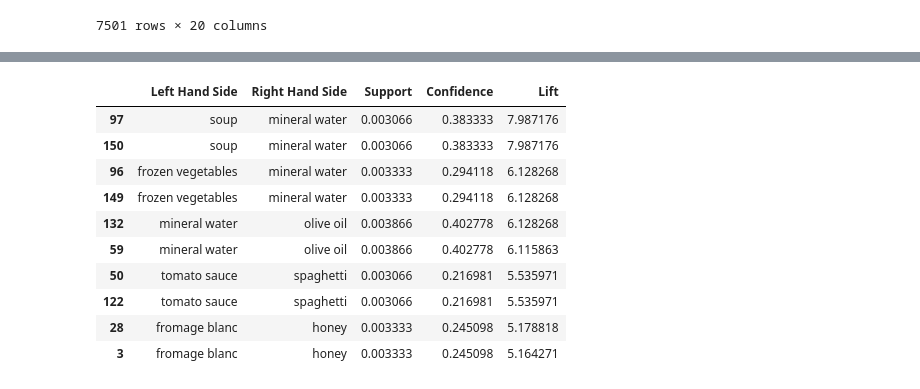
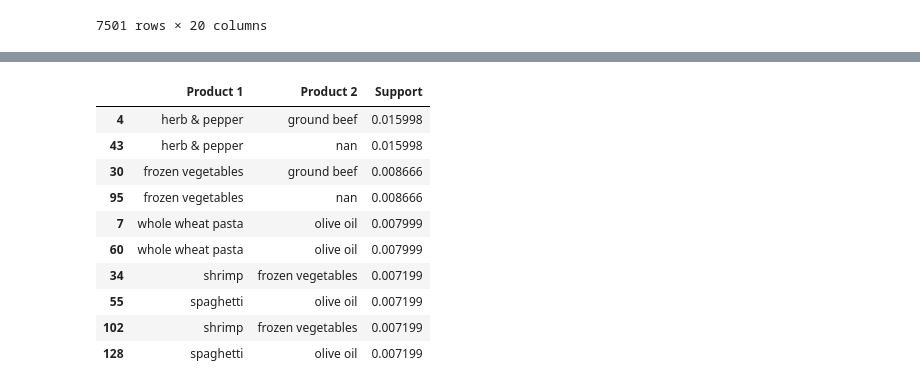
Before and after one commit to harshaljagtap6/Machine-learning-and-data-science, a Jupyter notebook: Association Rule Learning/eclat.ipynb, the cells around one changed output, grey strips where cells are left out. Drawn from its saved outputs; the diff is of its cells as text; code cells hidden in the pictures.

```diff
--- a/Association Rule Learning/eclat.ipynb
+++ b/Association Rule Learning/eclat.ipynb
@@ -45,7 +45,7 @@ transactions
  ...]
 # %%
 from apyori import apriori
-rules = apriori(transactions= transactions, min_support=0.003, min_confidence=0.2, min_lift=3, min_length=2, max_len=2)
+rules = apriori(transactions= transactions, min_support=0.003, min_confidence=0.2, min_lift=3, min_length=2, max_len=4)
 # %%
 result = list(rules)
 result
@@ -72,7 +72,5 @@ def inspect(results):
     lhs         = [tuple(result[2][0][0])[0] for result in results]
     rhs         = [tuple(result[2][0][1])[0] for result in results]
     supports    = [result[1] for result in results]
-    confidences = [result[2][0][2] for result in results]
-    lifts       = [result[2][0][3] for result in results]
-    return list(zip(lhs, rhs, supports, confidences, lifts))
-resultsinDataFrame = pd.DataFrame(inspect(result), columns = ['Left Hand Side', 'Right Hand Side', 'Support', 'Confidence', 'Lift'])
+    return list(zip(lhs, rhs, supports))
+resultsinDataFrame = pd.DataFrame(inspect(result), columns = ['Product 1', 'Product 2', 'Support'])
@@ -111,14 +77,14 @@ resultsinDataFrame
 # %%
-resultsinDataFrame.nlargest(n = 10, columns = 'Lift')
+resultsinDataFrame.nlargest(n = 10, columns = 'Support')
 # %% [output]
-|  | Left Hand Side | Right Hand Side | Support | Confidence | Lift |
-| 97 | soup | mineral water | 0.003066 | 0.383333 | 7.987176 |
-| 150 | soup | mineral water | 0.003066 | 0.383333 | 7.987176 |
-| 96 | frozen vegetables | mineral water | 0.003333 | 0.294118 | 6.128268 |
-| 149 | frozen vegetables | mineral water | 0.003333 | 0.294118 | 6.128268 |
-| 132 | mineral water | olive oil | 0.003866 | 0.402778 | 6.128268 |
-| 59 | mineral water | olive oil | 0.003866 | 0.402778 | 6.115863 |
-| 50 | tomato sauce | spaghetti | 0.003066 | 0.216981 | 5.535971 |
-| 122 | tomato sauce | spaghetti | 0.003066 | 0.216981 | 5.535971 |
-| 28 | fromage blanc | honey | 0.003333 | 0.245098 | 5.178818 |
-| 3 | fromage blanc | honey | 0.003333 | 0.245098 | 5.164271 |
+|  | Product 1 | Product 2 | Support |
+| 4 | herb & pepper | ground beef | 0.015998 |
+| 43 | herb & pepper | nan | 0.015998 |
+| 30 | frozen vegetables | ground beef | 0.008666 |
+| 95 | frozen vegetables | nan | 0.008666 |
+| 7 | whole wheat pasta | olive oil | 0.007999 |
+| 60 | whole wheat pasta | olive oil | 0.007999 |
+| 34 | shrimp | frozen vegetables | 0.007199 |
+| 55 | spaghetti | olive oil | 0.007199 |
+| 102 | shrimp | frozen vegetables | 0.007199 |
+| 128 | spaghetti | olive oil | 0.007199 |
```
Also changed, not shown: parts of 3 cells of this notebook.
